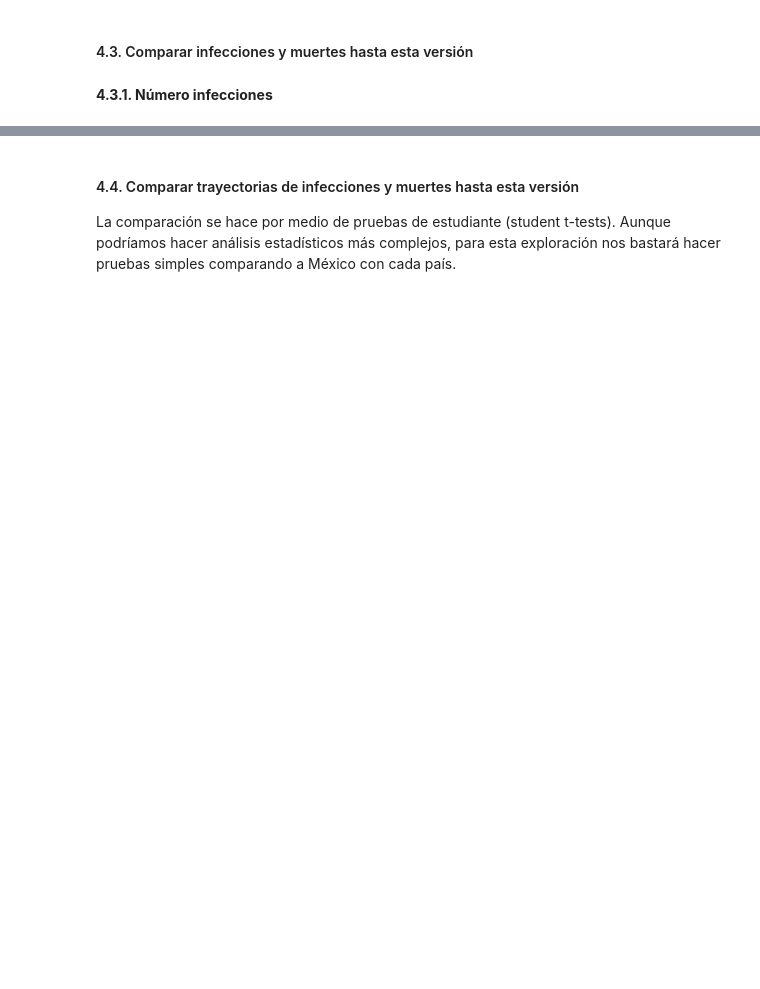
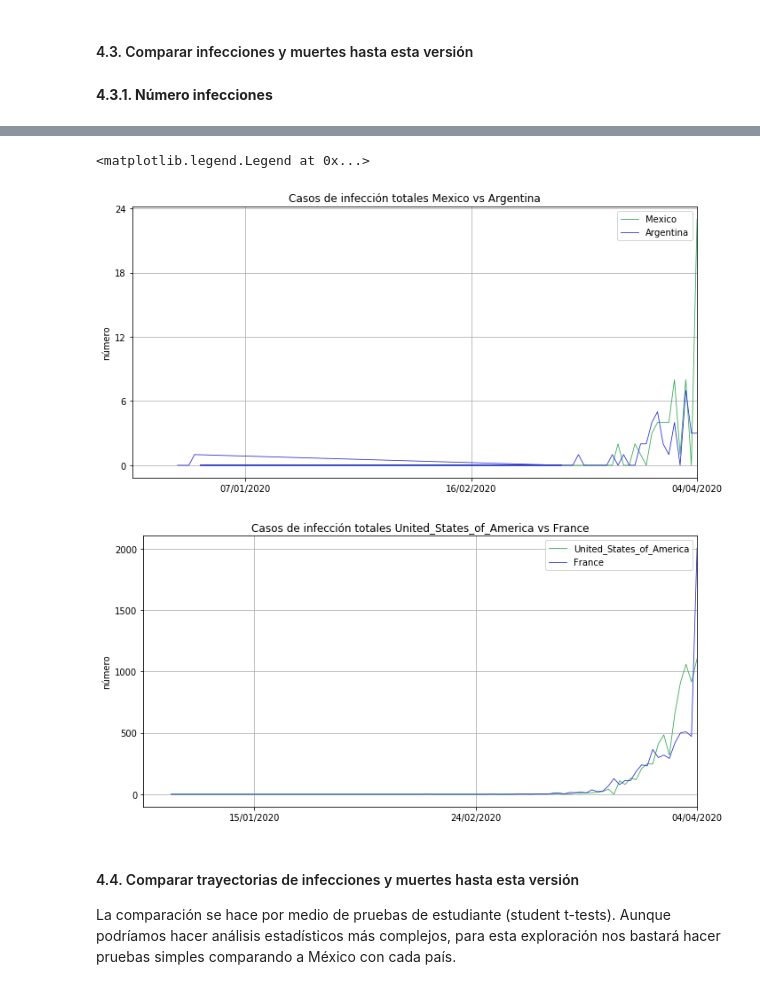
Before and after one commit to damian-romero/covid19_mx, a Jupyter notebook: covid/covid19mx_notebook.ipynb, the cells around one changed output, grey strips where cells are left out. Cells and saved outputs as stored; diff of their text form; code cells hidden in the pictures; blank space fills up the shorter version.

```diff
--- a/covid/covid19mx_notebook.ipynb
+++ b/covid/covid19mx_notebook.ipynb
@@ -381,3 +414,41 @@ mx3.head()
+# %%
+variable_dependiente = 'deaths'
+# México contra Argentina
+fig, ax = plt.subplots(figsize=(10, 5))
+
+plot_ts(ax, datos_pais_1, variable_dependiente, colores[0], lb =PAIS_1)
+plot_ts(ax,datos_pais_2, variable_dependiente, colores[2], lb =PAIS_2)
+
+ax.set_xlim(100, 0)  # decreasing time
+ax.set_ylabel('número')
+ax.set_title(f'Casos de infección totales {PAIS_1} vs {PAIS_2}')
+ax.xaxis.set_major_locator(plt.MaxNLocator(3))
+ax.yaxis.set_major_locator(plt.MaxNLocator(5))
+ax.grid(True)
+
+plt.tight_layout()
+plt.legend(loc='best')
+
+
+# Estados Unidos contra Francia
+fig, axp = plt.subplots(figsize=(10, 5))
+
+plot_ts(axp, datos_pais_3, variable_dependiente, colores[0], lb =PAIS_3)
+plot_ts(axp,datos_pais_4, variable_dependiente, colores[2], lb =PAIS_4)
+
+axp.set_xlim(100, 0)  # decreasing time
+axp.set_ylabel('número')
+axp.set_title(f'Casos de infección totales {PAIS_3} vs {PAIS_4}')
+axp.xaxis.set_major_locator(plt.MaxNLocator(3))
+axp.yaxis.set_major_locator(plt.MaxNLocator(5))
+axp.grid(True)
+
+plt.tight_layout()
+plt.legend(loc='best')
+# %% [output]
+<matplotlib.legend.Legend at 0x...>
+[figure, added]
+[figure, added]
 # %% [markdown]
 #### 4.4. Comparar trayectorias de infecciones y muertes hasta esta versión
 La comparación se hace por medio de pruebas de estudiante (student t-tests). Aunque podríamos hacer análisis estadísticos más complejos, para esta exploración nos bastará hacer pruebas simples comparando a México con cada país.
```
Also changed, not shown: parts of 27 cells of this notebook, 1 other file.
